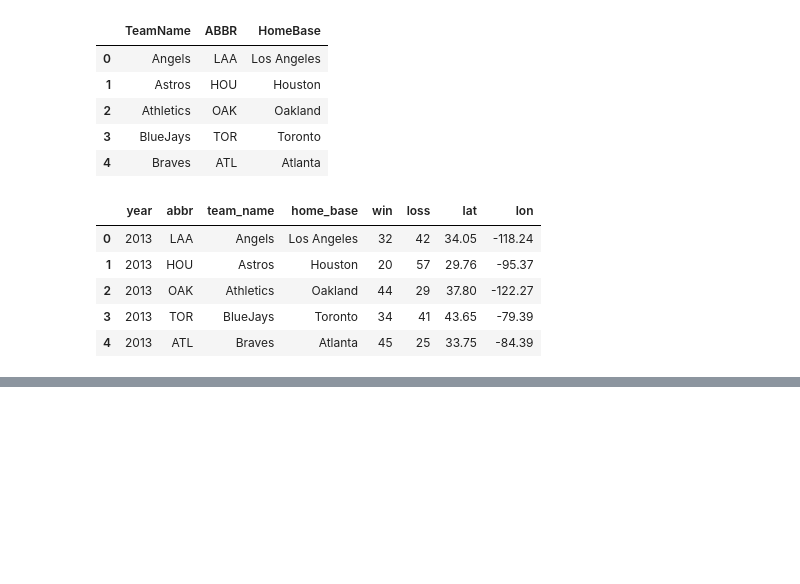
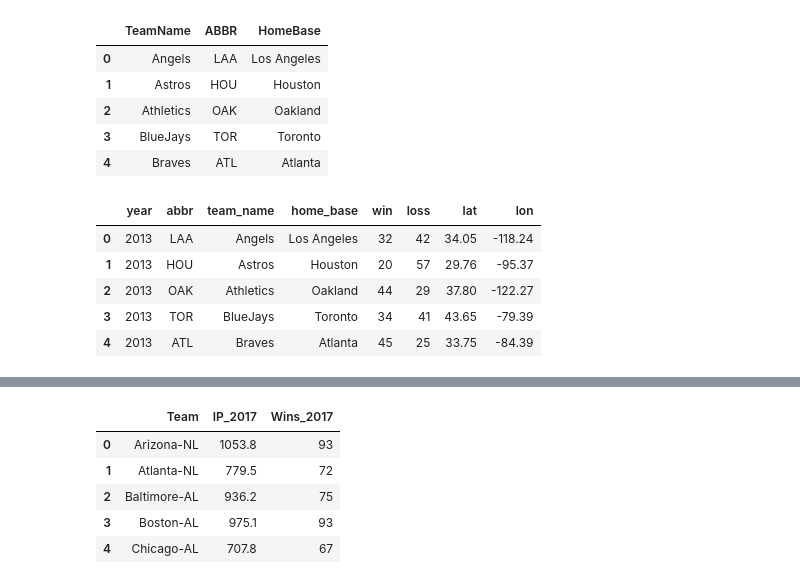
Before and after one commit to tkhutunishvili/project-baseball, a Jupyter notebook: Data-clean-import-sql.ipynb, the cells around one changed output, grey strips where cells are left out. Cells and saved outputs as stored; diff of their text form; code cells hidden in the pictures; blank space fills up the shorter version.

```diff
--- a/Data-clean-import-sql.ipynb
+++ b/Data-clean-import-sql.ipynb
@@ -272,0 +337,24 @@ bwar_bat_df_new.head()
+# %%
+#2017 Pitching data
+#looking at number of innings pitched and wins for 2017 season
+pitching2 = pitching_stats_range('2017-04-02', '2017-10-02')
+pitching2017 = pd.DataFrame(pitching2)
+standings2017 = standings(2017)
+results2017 = pd.concat(standings2017)
+combined2017 = pitching2017.merge(results2018, on ='Tm',how = 'outer', suffixes=('_Pitcher', '_Season'))
+#trying to only look at the starting pitchers
+combined2017 = combined2017.query('GS >= 1')
+#going to select only the necessary columns
+data2017 = combined2017[['Name','Lev', 'Tm','GS','W_Season','L_Season','IP','ER','ERA','W_Pitcher','L_Pitcher']]
+#creating a unique ID
+re.search("(?<=\-).+","MLB-AL").group(0)
+data2017["id"] = data2017["Tm"] + "-" + data2017["Lev"].map(lambda x: re.search("(?<=\-).+",x).group(0))
+#dropping players that played for multiple teams
+value_counts = data2017['id'].value_counts()
+to_remove = value_counts[value_counts <3].index
+data2017 = data2017[~data2017.id.isin(to_remove)]
+export2017 = data2017.groupby('id')['IP'].sum()
+export2017.to_excel('source/export2017.xlsx')
+plot2017 = pd.read_excel('source/plot2017.xlsx')
+plot_data_2017 = plot2017.set_index('id')
+plot_data_2017.head()
@@ -272,0 +373,17 @@ bwar_bat_df_new.head()
+# %%
+#add in team Wins
+export2017 = data2017.groupby('id')['IP'].sum()
+export2017.to_excel('source/export2017.xlsx')
+plot2017 = pd.read_excel('source/plot2017.xlsx')
+plot_data_2017 = plot2017.set_index('id')
+plot_data_2017.index.rename('Team', inplace=True)
+plot_data_2017_new = pd.DataFrame(plot_data_2017)
+plot_data_2017_new.reset_index(inplace=True)
+plot_data_2017_new.head()
+# %% [output]
+|  | Team | IP_2017 | Wins_2017 |
+| 0 | Arizona-NL | 1053.8 | 93 |
+| 1 | Atlanta-NL | 779.5 | 72 |
+| 2 | Baltimore-AL | 936.2 | 75 |
+| 3 | Boston-AL | 975.1 | 93 |
+| 4 | Chicago-AL | 707.8 | 67 |
```
Also changed, not shown: parts of 15 cells of this notebook, 16 other files.
